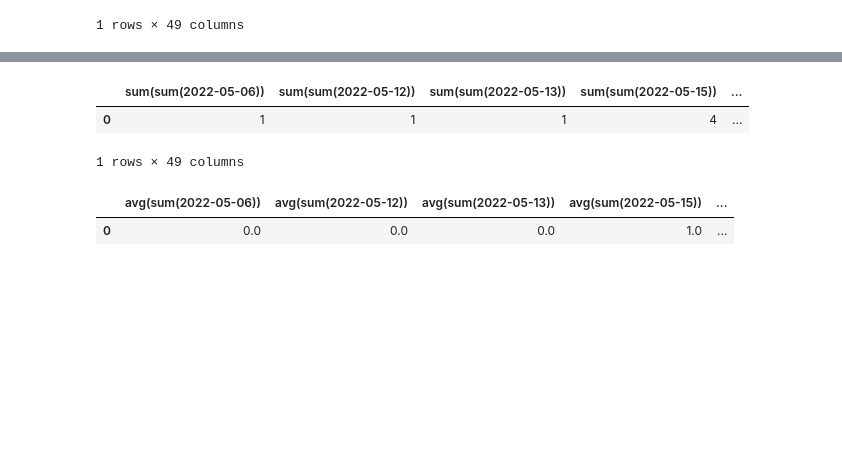
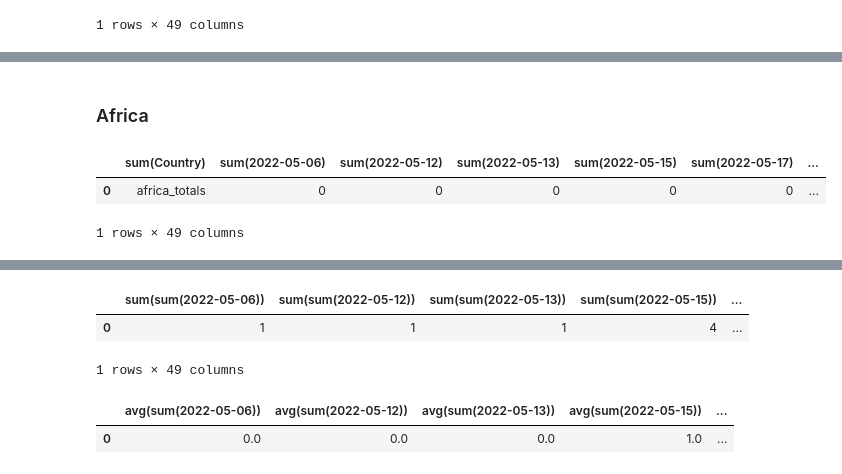
Before and after one commit to DyPeterson/monkeypox, a Jupyter notebook: notebooks/dyl.ipynb, the cells around one changed output, grey strips where cells are left out. Drawn from its saved outputs; the diff is of its cells as text; code cells hidden in the pictures; blank space fills up the shorter version.

```diff
--- a/notebooks/dyl.ipynb
+++ b/notebooks/dyl.ipynb
@@ -89,35 +106,9 @@ agg1_df.toPandas()
 # %%
-# List of regions
-
-africa = ["Algeria", "Angola", "Benin", "Botswana", "Burkina Faso", "Burundi", "Cameroon", "Cape Verde", "Central African Republic",
-    "Chad", "Comoros", "Cote d'Ivoire", "Democratic Republic of the Congo", "Djibouti", "Egypt", "Equatorial Guinea", "Eritrea",
-    "Ethiopia", "Gabon", "Gambia", "Ghana", "Guinea", "Guinea-Bissau", "Kenya", "Lesotho", "Liberia", "Libya", "Madagascar", "Malawi",
-    "Mali", "Mauritania", "Mauritius", "Morocco", "Mozambique", "Namibia", "Niger", "Nigeria", "Republic of the Congo", "Reunion",
-    "Rwanda", "Saint Helena", "Sao Tome and Principe", "Senegal", "Seychelles", "Sierra Leone", "Somalia", "South Africa", "South Sudan",
-    "Sudan", "Swaziland", "Tanzania", "Togo", "Tunisia", "Uganda", "Western Sahara", "Zambia", "Zimbabwe"]
-
-asia = ["Afghanistan", "Armenia", "Azerbaijan", "Bahrain", "Bangladesh", "Bhutan", "Brunei", "Burma", "Cambodia", "China", "Cyprus",
-    "East Timor", "Georgia", "Hong Kong", "India", "Indonesia", "Iran", "Iraq", "Israel", "Japan", "Jordan", "Kazakhstan", "Kuwait",
-    "Kyrgyzstan", "Laos", "Lebanon", "Macau", "Malaysia", "Maldives", "Mongolia", "Nepal", "North Korea", "Oman", "Pakistan", "Philippines",
-    "Qatar", "Saudi Arabia", "Singapore", "South Korea", "Sri Lanka", "Syria", "Taiwan", "Tajikistan", "Thailand", "Turkey", "Turkmenistan",
-    "United Arab Emirates", "Uzbekistan", "Vietnam", "Yemen"]
-
-caribbean = ["Anguilla", "Antigua and Barbuda", "Aruba", "The Bahamas", "Barbados", "Bermuda", "British Virgin Islands", "Cayman Islands",
-    "Cuba", "Dominica", "Dominican Republic", "Grenada", "Guadeloupe", "Haiti", "Jamaica", "Martinique", "Montserrat", "Netherlands Antilles",
-    "Puerto Rico", "Saint Kitts and Nevis", "Saint Lucia", "Saint Vincent and the Grenadines", "Trinidad and Tobago", "Turks and Caicos Islands", "U.S. Virgin Islands"]
-
+africa = ["Algeria", "Angola", "Benin", "Botswana", "Burkina Faso", "Burundi", "Cameroon", "Cape Verde", "Central African Republic","Chad", "Comoros", "Cote d'Ivoire", "Democratic Republic of the Congo", "Djibouti", "Egypt", "Equatorial Guinea", "Eritrea","Ethiopia", "Gabon", "Gambia", "Ghana", "Guinea", "Guinea-Bissau", "Kenya", "Lesotho", "Liberia", "Libya", "Madagascar", "Malawi","Mali", "Mauritania", "Mauritius", "Morocco", "Mozambique", "Namibia", "Niger", "Nigeria", "Republic of the Congo", "Reunion","Rwanda", "Saint Helena", "Sao Tome and Principe", "Senegal", "Seychelles", "Sierra Leone", "Somalia", "South Africa", "South Sudan", "Sudan", "Swaziland", "Tanzania", "Togo", "Tunisia", "Uganda", "Western Sahara", "Zambia", "Zimbabwe"]
+asia = ["Afghanistan", "Armenia", "Azerbaijan", "Bahrain", "Bangladesh", "Bhutan", "Brunei", "Burma", "Cambodia", "China", "Cyprus","East Timor", "Georgia", "Hong Kong", "India", "Indonesia", "Iran", "Iraq", "Israel", "Japan", "Jordan", "Kazakhstan", "Kuwait","Kyrgyzstan", "Laos", "Lebanon", "Macau", "Malaysia", "Maldives", "Mongolia", "Nepal", "North Korea", "Oman", "Pakistan", "Philippines","Qatar", "Saudi Arabia", "Singapore", "South Korea", "Sri Lanka", "Syria", "Taiwan", "Tajikistan", "Thailand", "Turkey", "Turkmenistan","United Arab Emirates", "Uzbekistan", "Vietnam", "Yemen"]
+caribbean = ["Anguilla", "Antigua and Barbuda", "Aruba", "The Bahamas", "Barbados", "Bermuda", "British Virgin Islands", "Cayman Islands","Cuba", "Dominica", "Dominican Republic", "Grenada", "Guadeloupe", "Haiti", "Jamaica", "Martinique", "Montserrat", "Netherlands Antilles","Puerto Rico", "Saint Kitts and Nevis", "Saint Lucia", "Saint Vincent and the Grenadines", "Trinidad and Tobago", "Turks and Caicos Islands", "U.S. Virgin Islands"]
 central_america = ["Belize", "Costa Rica", "El Salvador", "Guatemala", "Honduras", "Nicaragua", "Panama"]
-
-europe = ["Albania", "Andorra", "Austria", "Belarus", "Belgium", "Bosnia and Herzegovina", "Bulgaria", "Croatia",
-    "Czech Republic", "Denmark", "England", "Estonia", "Finland", "France", "Germany", "Gibraltar", "Greece", "Holy See", "Hungary", "Iceland", "Ireland", "Italy", "Kosovo", "Latvia",
-    "Liechtenstein", "Lithuania", "Luxembourg", "Macedonia", "Malta", "Moldova", "Monaco", "Montenegro", "Netherlands", "Norway", "Poland", "Portugal", "Romania", "Russia",
-    "San Marino", "Slovak Republic", "Slovenia", "Spain", "Serbia", "Serbia and Montenegro", "Sweden", "Switzerland", "Ukraine", "United Kingdom", "Northern Ireland", "Wales"]
-
+europe = ["Albania", "Andorra", "Austria", "Belarus", "Belgium", "Bosnia and Herzegovina", "Bulgaria", "Croatia", "Czech Republic", "Denmark", "England", "Estonia", "Finland", "France", "Germany", "Gibraltar", "Greece", "Holy See", "Hungary", "Iceland", "Ireland", "Italy", "Kosovo", "Latvia","Liechtenstein", "Lithuania", "Luxembourg", "Macedonia", "Malta", "Moldova", "Monaco", "Montenegro", "Netherlands", "Norway", "Poland", "Portugal", "Romania", "Russia", "San Marino", "Slovak Republic", "Slovenia", "Spain", "Serbia", "Serbia and Montenegro", "Sweden", "Switzerland", "Ukraine", "United Kingdom", "Northern Ireland", "Wales"]
 north_america = ["Canada", "Greenland", "Mexico", "Saint Pierre and Miquelon", "United States"]
-
-oceania = ["American Samoa", "Australia", "Christmas Island", "Cocos (Keeling) Islands", "Cook Islands", "Federated States of Micronesia", "Fiji", "French Polynesia",
-    "Guam", "Kiribati", "Marshall Islands", "Nauru", "New Caledonia", "New Zealand", "Niue", "Northern Mariana Islands", "Palau", "Papua New Guinea", "Pitcairn Islands",
-    "Samoa", "Solomon Islands", "Tokelau", "Tonga", "Tuvalu", "Vanuatu", "Wallis and Futuna Islands"]
-
-south_america = ["Argentina", "Bolivia", "Brazil", "Chile", "Colombia", "Ecuador", "Falkland Islands", "French Guiana", "Guyana", "Paraguay", "Peru", "Suriname", "Uruguay",
-    "Venezuela"]
+oceania = ["American Samoa", "Australia", "Christmas Island", "Cocos (Keeling) Islands", "Cook Islands", "Federated States of Micronesia", "Fiji", "French Polynesia", "Guam", "Kiribati", "Marshall Islands", "Nauru", "New Caledonia", "New Zealand", "Niue", "Northern Mariana Islands", "Palau", "Papua New Guinea", "Pitcairn Islands","Samoa", "Solomon Islands", "Tokelau", "Tonga", "Tuvalu", "Vanuatu", "Wallis and Futuna Islands"]
+south_america = ["Argentina", "Bolivia", "Brazil", "Chile", "Colombia", "Ecuador", "Falkland Islands", "French Guiana", "Guyana", "Paraguay", "Peru", "Suriname", "Uruguay","Venezuela"]
@@ -145,9 +133,16 @@ asia_df = asia_df.na.fill(value='asia_totals')
+# %% [markdown]
+### Africa
 # %%
-# Africa
 africa_df = daily_df.where(daily_df['Country'].isin(africa))
 
 africa_df = africa_df.agg(*[sf.sum(africa_df[c_name])for c_name in africa_df.columns])
 
 africa_df = africa_df.withColumn('sum(Country)', col('sum(Country)').cast(StringType()))
 
 africa_df = africa_df.na.fill(value='africa_totals')
+
+africa_df.toPandas()
+# %% [output]
+|  | sum(Country) | sum(2022-05-06) | sum(2022-05-12) | sum(2022-05-13) | sum(2022-05-15) | sum(2022-05-17) | ... |
+| 0 | africa_totals | 0 | 0 | 0 | 0 | 0 | ... |
+1 rows × 49 columns
```
Also changed, not shown: parts of 24 cells of this notebook.
